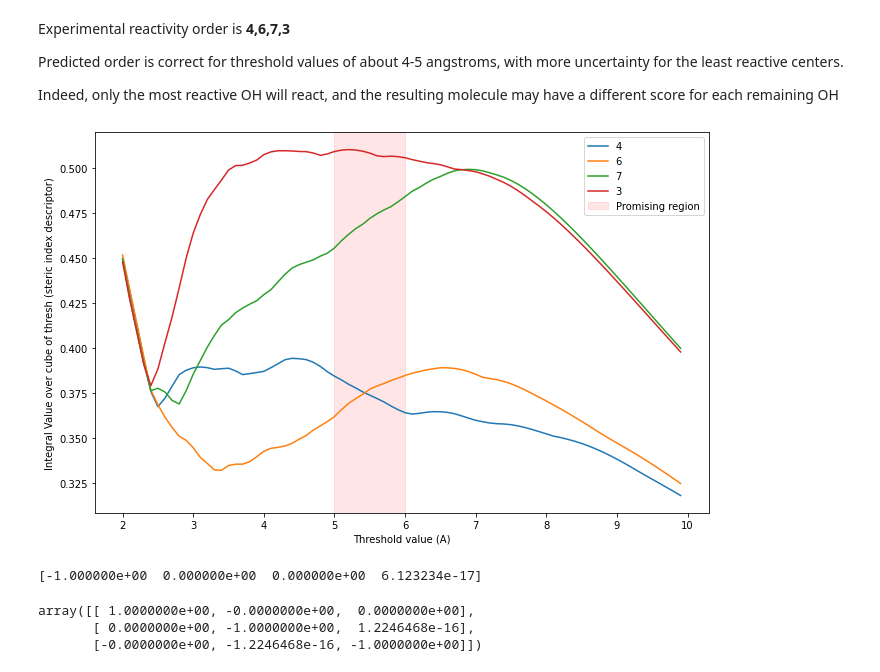
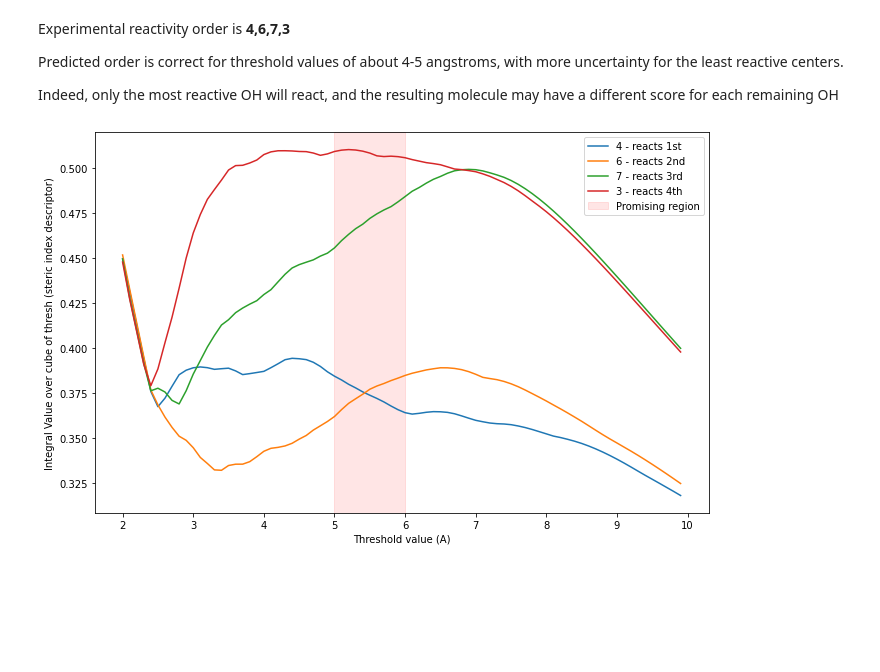
Before and after one commit to ntampellini/TSCoDe, a Jupyter notebook: integral_steric_index.ipynb, the cells around one changed output. Cells and saved outputs as stored; diff of their text form; code cells hidden in the pictures; blank space fills up the shorter version.

```diff
--- a/integral_steric_index.ipynb
+++ b/integral_steric_index.ipynb
@@ -11,6 +11,10 @@ OHs = [4,6,7,3]
 # %%
 from cclib.io import ccread
 data = ccread('10-deacetylbaccatin_iii.xyz')
+d = {4:' - reacts 1st',
+     6:' - reacts 2nd',
+     7:' - reacts 3rd',
+     3:' - reacts 4th'}
 def integral_steric_index(coords, index, thresh):
     '''
     '''
@@ -72,26 +76,17 @@ Indeed, only the most reactive OH will react, and the resulting molecule may hav
 # %%
 step = 0.1
 range_ = np.arange(2,10,step)
 # 1 for a smoother graph, 0.1 for a more detailed one
 
 fig = plt.figure(figsize=(11,7))
 for index in OHs:
     y = [integral_steric_index(data.atomcoords[0], index, thresh=thresh)[1]/thresh**3 for thresh in range_]
-    plot = plt.plot(range_, y, label=index)
+    l = str(index) + d[index]
+    plot = plt.plot(range_, y, label=l)
 plt.ylabel('Integral Value over cube of thresh (steric index descriptor)')
 plt.xlabel('Threshold value (A)')
 plt.axvspan(5, 6, color='red', alpha=0.1, label='Promising region')
 plt.legend()
 plt.show()
 # %% [output]
-[figure, old version]
+[figure, new version]
-# %%
-import numpy as np
-from main import rot_mat_from_pointer
-p = np.array([-4,0,0])
-rot_mat_from_pointer(p, 180)
-# %% [output]
-[-1.000000e+00  0.000000e+00  0.000000e+00  6.123234e-17]
-array([[ 1.0000000e+00, -0.0000000e+00,  0.0000000e+00],
-       [ 0.0000000e+00, -1.0000000e+00,  1.2246468e-16],
-       [-0.0000000e+00, -1.2246468e-16, -1.0000000e+00]])
```
Also changed, not shown: 7 other files.
